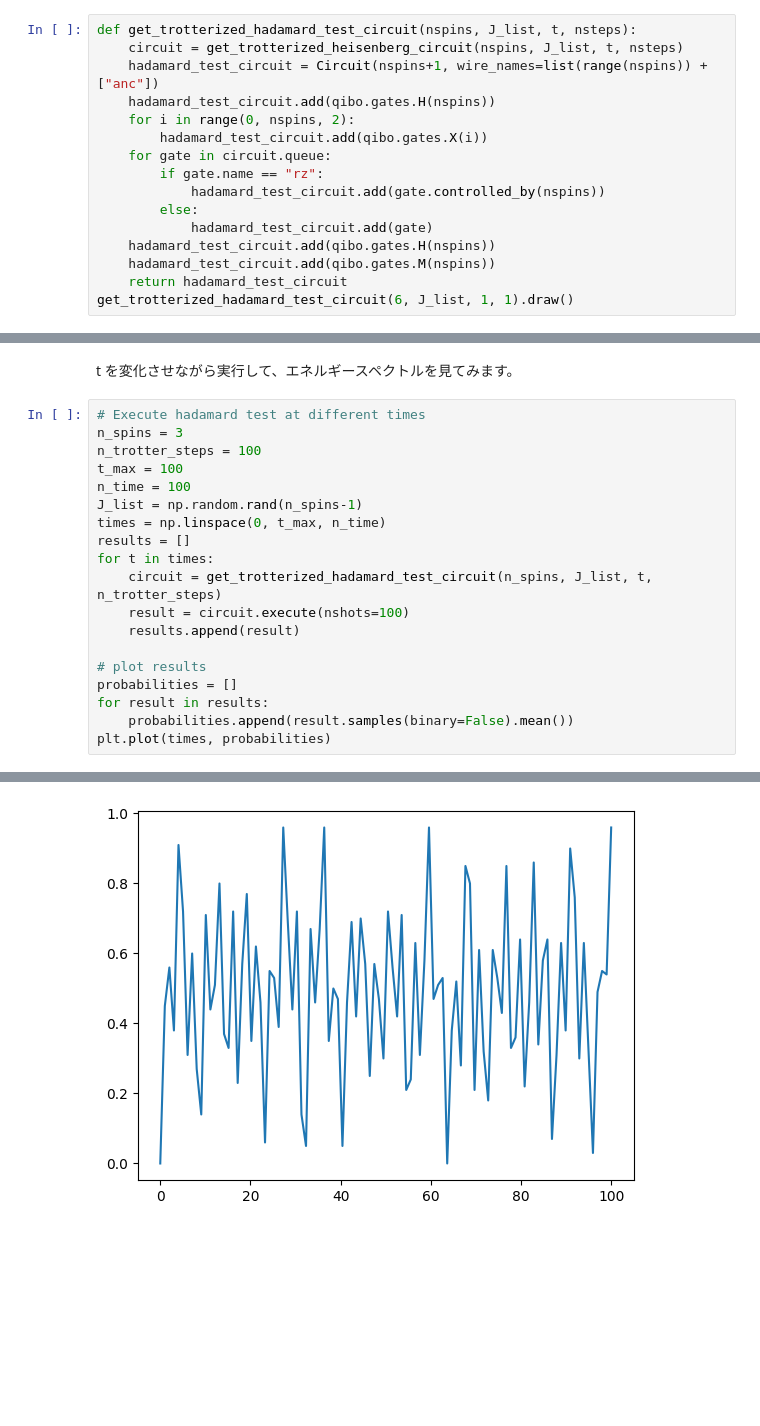
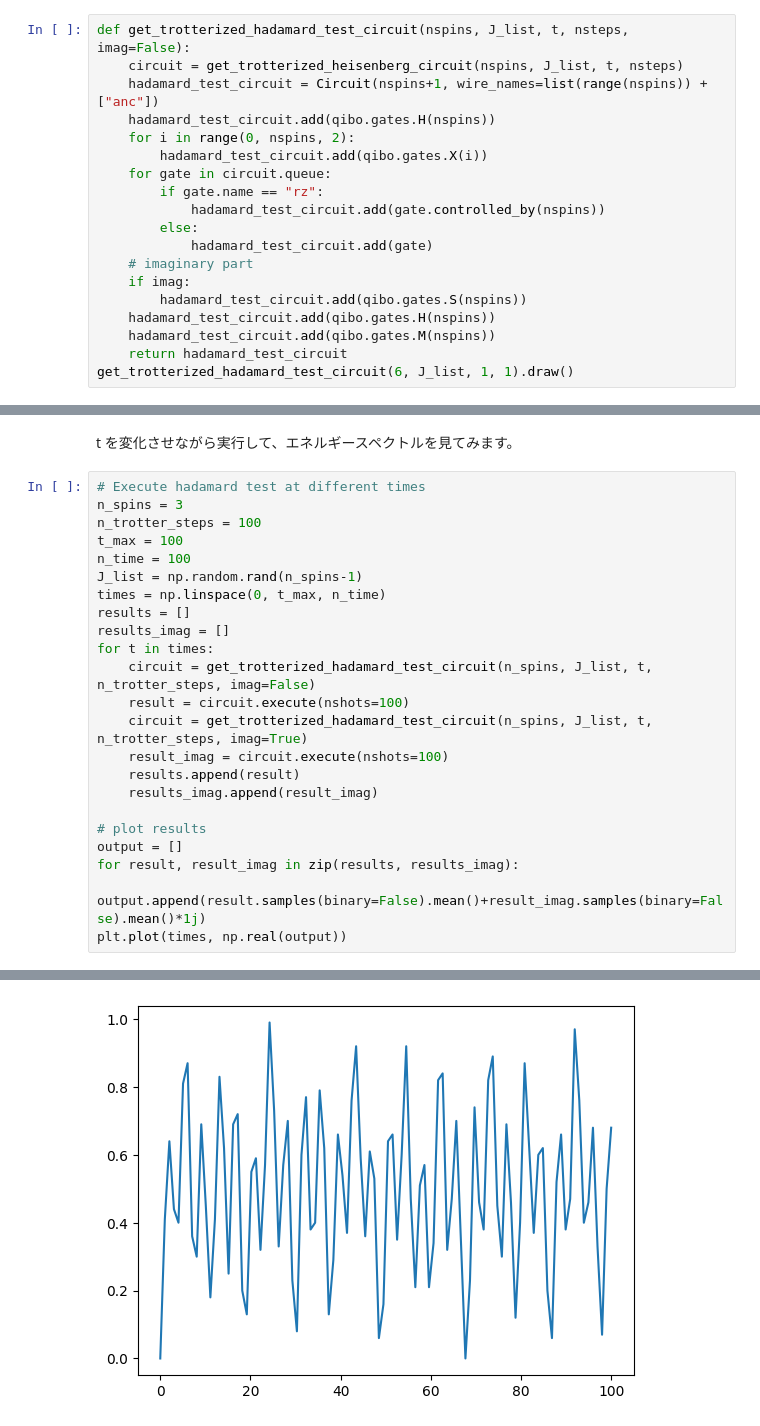
Before and after one commit to kosukemtr/2025-handson, a Jupyter notebook: 1_quantum_simulation.ipynb, the cells around one changed output, grey strips where cells are left out. Cells and saved outputs as stored; diff of their text form; blank space fills up the shorter version.

```diff
--- a/1_quantum_simulation.ipynb
+++ b/1_quantum_simulation.ipynb
@@ -149,7 +150,7 @@ plt.show()
 # %% [markdown]
 まず Hadamard test を実装する量子回路を書きます。初期状態として 010101 を準備する回路も追加しておきます
 # %%
-def get_trotterized_hadamard_test_circuit(nspins, J_list, t, nsteps):
+def get_trotterized_hadamard_test_circuit(nspins, J_list, t, nsteps, imag=False):
     circuit = get_trotterized_heisenberg_circuit(nspins, J_list, t, nsteps)
     hadamard_test_circuit = Circuit(nspins+1, wire_names=list(range(nspins)) + ["anc"])
     hadamard_test_circuit.add(qibo.gates.H(nspins))
@@ -160,6 +161,9 @@ def get_trotterized_hadamard_test_circuit(nspins, J_list, t, nsteps):
             hadamard_test_circuit.add(gate.controlled_by(nspins))
         else:
             hadamard_test_circuit.add(gate)
+    # imaginary part
+    if imag:
+        hadamard_test_circuit.add(qibo.gates.S(nspins))
     hadamard_test_circuit.add(qibo.gates.H(nspins))
     hadamard_test_circuit.add(qibo.gates.M(nspins))
     return hadamard_test_circuit
@@ -187,25 +191,29 @@ t を変化させながら実行して、エネルギースペクトルを見て
 # %%
 # Execute hadamard test at different times
 n_spins = 3
 n_trotter_steps = 100
 t_max = 100
 n_time = 100
 J_list = np.random.rand(n_spins-1)
 times = np.linspace(0, t_max, n_time)
 results = []
+results_imag = []
 for t in times:
-    circuit = get_trotterized_hadamard_test_circuit(n_spins, J_list, t, n_trotter_steps)
+    circuit = get_trotterized_hadamard_test_circuit(n_spins, J_list, t, n_trotter_steps, imag=False)
     result = circuit.execute(nshots=100)
+    circuit = get_trotterized_hadamard_test_circuit(n_spins, J_list, t, n_trotter_steps, imag=True)
+    result_imag = circuit.execute(nshots=100)
     results.append(result)
+    results_imag.append(result_imag)
 
 # plot results
-probabilities = []
-for result in results:
-    probabilities.append(result.samples(binary=False).mean())
-plt.plot(times, probabilities)
+output = []
+for result, result_imag in zip(results, results_imag):
+    output.append(result.samples(binary=False).mean()+result_imag.samples(binary=False).mean()*1j)
+plt.plot(times, np.real(output))
 # %% [output]
 [<matplotlib.lines.Line2D at 0x...>]
-[figure, old version]
+[figure, new version]
 # %%
 # perform fourier transform and find the frequency
 from scipy.fft import fft, fftfreq, fftshift
```
Also changed, not shown: parts of 3 cells of this notebook.
